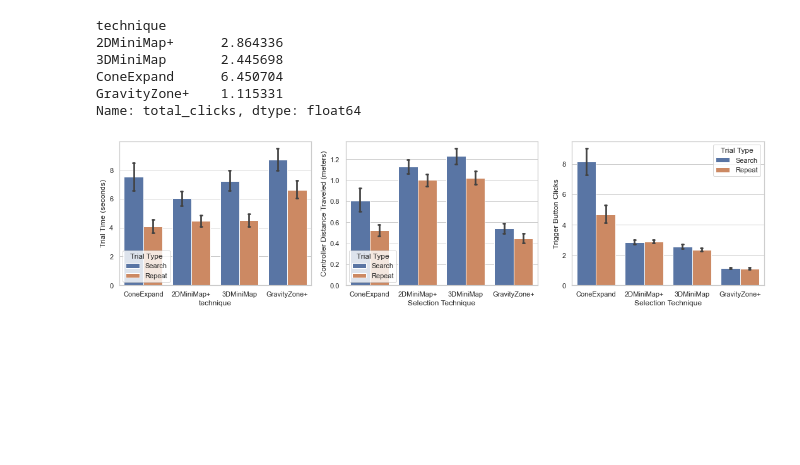
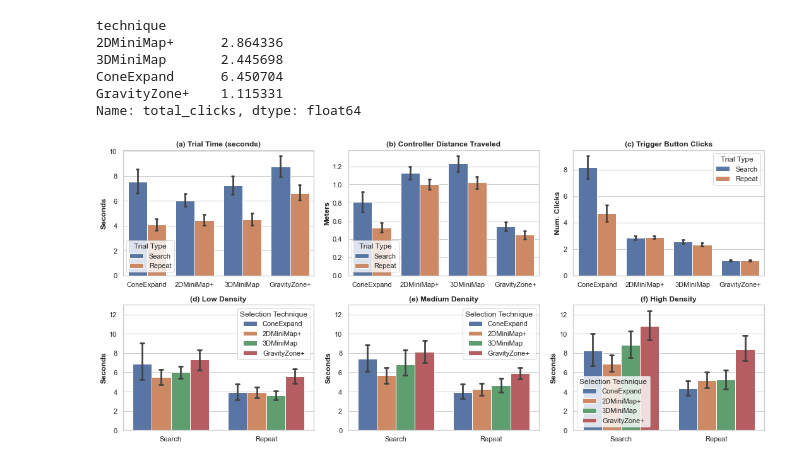
Before and after one commit to maslychm/vr_selection, a Jupyter notebook: data_analysis/clicks.ipynb, the cells around one changed output. Drawn from its saved outputs; the diff is of its cells as text; code cells hidden in the pictures; blank space fills up the shorter version.

Commit message:
all results visualized on a single figure

```diff
--- a/data_analysis/clicks.ipynb
+++ b/data_analysis/clicks.ipynb
@@ -111,7 +111,7 @@ Name: total_clicks, dtype: float64
 # %%
 condensed_dfs = dfs.groupby(["subject_id", "technique", "density", "trial_type"]).mean()[["total_clicks", "total_hand_movement", "trial_time"]].reset_index()
 
-fig, ax = plt.subplots(1, 3, figsize=(15, 4))
+fig, ax = plt.subplots(2, 3, figsize=(15, 7))
 
 sns.barplot(
     x="technique",
@@ -119,52 +119,110 @@ sns.barplot(
     data=condensed_dfs,
     order=[o[1] for o in order],
     hue_order=["Search", "Repeat"],
-    ax=ax[2],
+    ax=ax[0][2],
     hue="trial_type",
     ci=95,
     capsize=0.04,
 )
 
 sns.barplot(
     x="technique",
     y="total_hand_movement",
     data=condensed_dfs,
     order=[o[1] for o in order],
     hue_order=["Search", "Repeat"],
-    ax=ax[1],
+    ax=ax[0][1],
     hue="trial_type",
     ci=95,
     capsize=0.04,
 )
 
 sns.barplot(
     x="technique",
     y="trial_time",
     data=condensed_dfs,
     order=[o[1] for o in order],
     hue_order=["Search", "Repeat"],
-    ax=ax[0],
+    ax=ax[0][0],
     hue="trial_type",
     ci=95,
     capsize=0.04,
 )
 
-ax[2].set_ylabel("Trigger Button Clicks")
-ax[1].set_ylabel("Controller Distance Traveled (meters)")
-ax[0].set_ylabel("Trial Time (seconds)")
+sns.barplot(
+    data=condensed_dfs[condensed_dfs["density"] == "low"],
+    x="trial_type",
+    y="trial_time",
+    hue="technique",
+    hue_order=[o[1] for o in order],
+    order=["Search", "Repeat"],
+    ax=ax[1][0],
+    ci=95,
+    capsize=0.04,
+)
 
-ax[2].set_xlabel("Selection Technique")
-ax[1].set_xlabel("Selection Technique")
+sns.barplot(
+    data=condensed_dfs[condensed_dfs["density"] == "medium"],
+    x="trial_type",
+    y="trial_time",
+    hue="technique",
+    hue_order=[o[1] for o in order],
+    order=["Search", "Repeat"],
+    ax=ax[1][1],
+    ci=95,
+    capsize=0.04,
+)
 
-# set legend name for ax[0]
-# handles, labels = ax[0].get_legend_handles_labels()
-# ax[0].legend(handles=handles[1:], labels=labels[1:])
-ax[0].legend(title="Trial Type", loc="lower left")
-ax[1].legend(title="Trial Type", loc="lower left")
-ax[2].legend(title="Trial Type", loc="upper right")
+sns.barplot(
+    data=condensed_dfs[condensed_dfs["density"] == "high"],
+    x="trial_type",
+    y="trial_time",
+    hue="technique",
+    hue_order=[o[1] for o in order],
+    order=["Search", "Repeat"],
+    ax=ax[1][2],
+    ci=95,
+    capsize=0.04,
+)
+
+ax[0][0].set_title("(a) Trial Time (seconds)", fontdict={"fontsize": 12, "fontweight": "bold"})
+ax[0][1].set_title("(b) Controller Distance Traveled", fontdict={"fontsize": 12, "fontweight": "bold"})
+ax[0][2].set_title("(c) Trigger Button Clicks", fontdict={"fontsize": 12, "fontweight": "bold"})
+
+ax[0][0].set_ylabel("Seconds", fontdict={"fontsize": 12, "fontweight": "bold"})
+ax[0][1].set_ylabel("Meters", fontdict={"fontsize": 12, "fontweight": "bold"})
+ax[0][2].set_ylabel("Num. Clicks", fontdict={"fontsize": 12, "fontweight": "bold"})
+
+ax[0][0].set_xlabel("")
+ax[0][1].set_xlabel("")
+ax[0][2].set_xlabel("")
+
+ax[1][0].set_ylim(0, 13)
+ax[1][1].set_ylim(0, 13)
+ax[1][2].set_ylim(0, 13)
+
+ax[0][0].legend(title="Trial Type", loc="lower left")
+ax[0][1].legend(title="Trial Type", loc="lower left")
+ax[0][2].legend(title="Trial Type", loc="upper right")
+
+ax[1][0].set_xlabel("")
+ax[1][1].set_xlabel("")
+ax[1][2].set_xlabel("")
+
+ax[1][0].set_title("(d) Low Density", fontdict={"fontsize": 12, "fontweight": "bold"})
+ax[1][1].set_title("(e) Medium Density", fontdict={"fontsize": 12, "fontweight": "bold"})
+ax[1][2].set_title("(f) High Density", fontdict={"fontsize": 12, "fontweight": "bold"})
+
+ax[1][0].set_ylabel("Seconds", fontdict={"fontsize": 12, "fontweight": "bold"})
+ax[1][1].set_ylabel("Seconds", fontdict={"fontsize": 12, "fontweight": "bold"})
+ax[1][2].set_ylabel("Seconds", fontdict={"fontsize": 12, "fontweight": "bold"})
+
+ax[1][0].legend(title="Selection Technique", loc="upper right")
+ax[1][1].legend(title="Selection Technique", loc="upper right")
+ax[1][2].legend(title="Selection Technique", loc="lower left")
 
 fig.tight_layout()
 
-fig.savefig("total_clicks_distance_time.pdf")
+fig.savefig("all_data.pdf")
 # %% [output]
-[figure, old version]
+[figure, new version]
```
